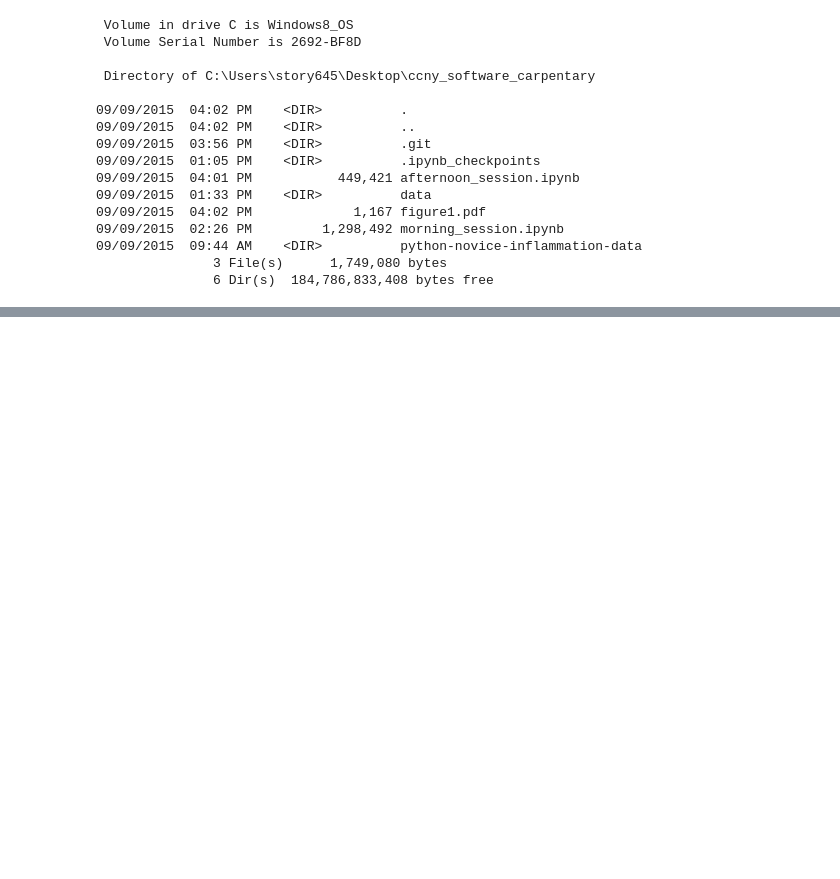
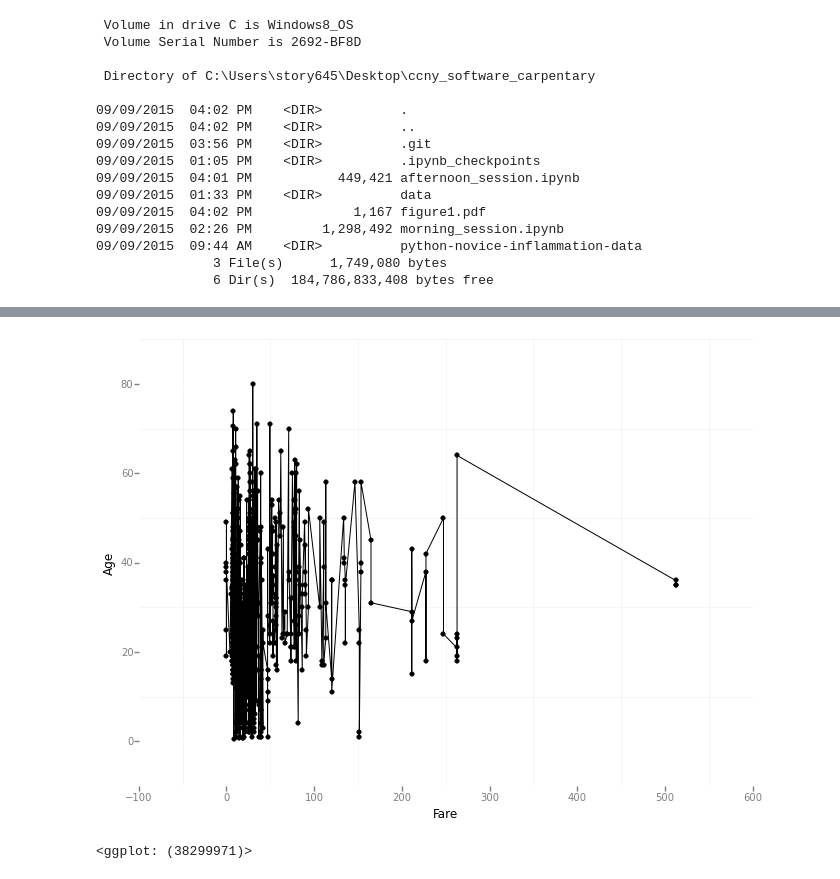
Before and after one commit to story645/ccny_software_carpentary, a Jupyter notebook: afternoon_session.ipynb, the cells around one changed output, grey strips where cells are left out. Drawn from its saved outputs; the diff is of its cells as text; code cells hidden in the pictures; blank space fills up the shorter version.

```diff
--- a/afternoon_session.ipynb
+++ b/afternoon_session.ipynb
@@ -1102,3 +1103,6 @@ plot1 + geom_point() + geom_line()
 # %%
-#use the black and white
-plot1 + geom_points() + geom_line() + theme_bw()
+#use the black and white themes
+plot1 + geom_point() + geom_line() + theme_bw()
+# %% [output]
+[figure, added]
+<ggplot: (38299971)>
```
Also changed, not shown: parts of 4 cells of this notebook, 1 other file.
